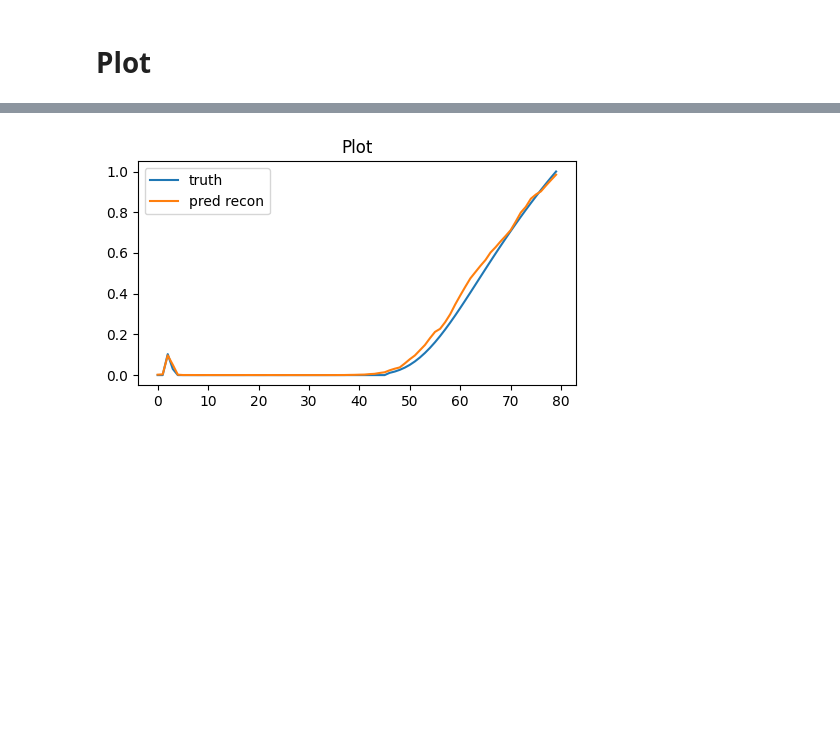
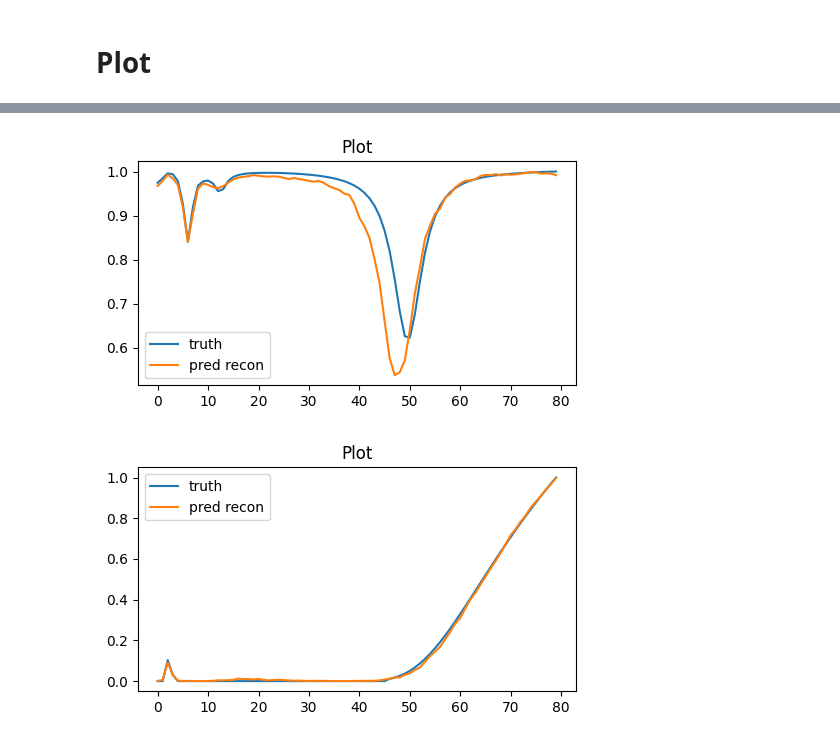
Before and after one commit to JulienRabault/AutoFill, a Jupyter notebook: plot_result_vae.ipynb, the cells around one changed output, grey strips where cells are left out. Cells and saved outputs as stored; diff of their text form; code cells hidden in the pictures; blank space fills up the shorter version.

```diff
--- a/plot_result_vae.ipynb
+++ b/plot_result_vae.ipynb
@@ -140,4 +130,8 @@ plot_les(789)
+# %%
+plot(7897)
+# %% [output]
+[figure, added]
 # %%
-plot_les(4981)
+plot(4981)
 # %% [output]
-[figure, old version]
+[figure, new version]
```
Also changed, not shown: parts of 8 cells of this notebook, 7 other files.
